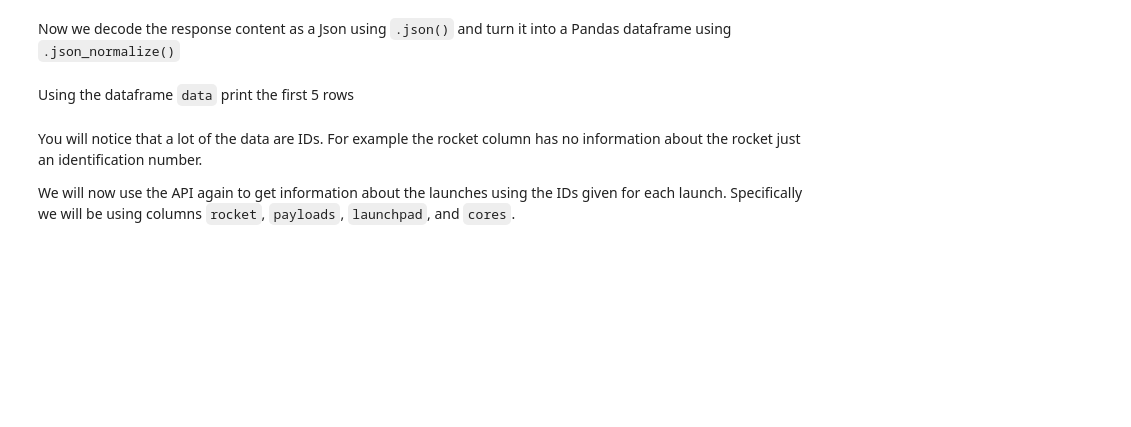
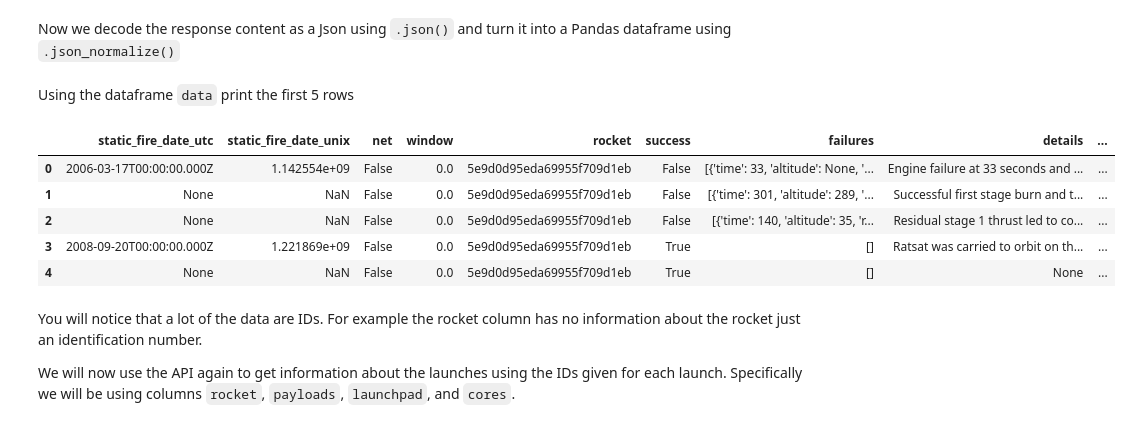
Before and after one commit to asma203/spaceX_predictLaunching, a Jupyter notebook: spaceX.ipynb, the cells around one changed output. Saved outputs shown, nothing was run; the diff lists cells and outputs as text; code cells hidden in the pictures; blank space fills up the shorter version.

```diff
--- a/spaceX.ipynb
+++ b/spaceX.ipynb
@@ -126,10 +130,20 @@ response.status_code
 Now we decode the response content as a Json using <code>.json()</code> and turn it into a Pandas dataframe using <code>.json_normalize()</code>
 # %%
 # Use json_normalize meethod to convert the json result into a dataframe
+response = pd.json_normalize(response.json())
 # %% [markdown]
 Using the dataframe <code>data</code> print the first 5 rows
 # %%
 # Get the head of the dataframe
+data = response.head(5)
+data
+# %% [output]
+|  | static_fire_date_utc | static_fire_date_unix | net | window | rocket | success | failures | details | ... |
+| 0 | 2006-03-17T00:00:00.000Z | 1.142554e+09 | False | 0.0 | 5e9d0d95eda69955f709d1eb | False | [{'time': 33, 'altitude': None, '... | Engine failure at 33 seconds and ... | ... |
+| 1 | None | NaN | False | 0.0 | 5e9d0d95eda69955f709d1eb | False | [{'time': 301, 'altitude': 289, '... | Successful first stage burn and t... | ... |
+| 2 | None | NaN | False | 0.0 | 5e9d0d95eda69955f709d1eb | False | [{'time': 140, 'altitude': 35, 'r... | Residual stage 1 thrust led to co... | ... |
+| 3 | 2008-09-20T00:00:00.000Z | 1.221869e+09 | False | 0.0 | 5e9d0d95eda69955f709d1eb | True | [] | Ratsat was carried to orbit on th... | ... |
+| 4 | None | NaN | False | 0.0 | 5e9d0d95eda69955f709d1eb | True | [] | None | ... |
 # %% [markdown]
 You will notice that a lot of the data are IDs. For example the rocket column has no information about the rocket just an identification number.
 
```
Also changed, not shown: parts of 10 cells of this notebook.
